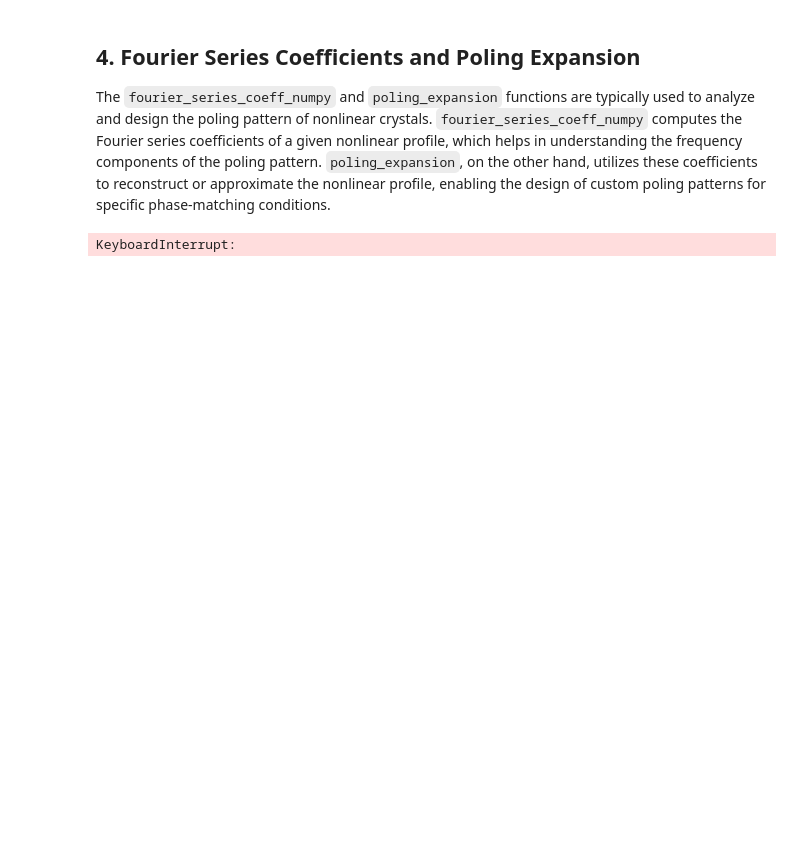
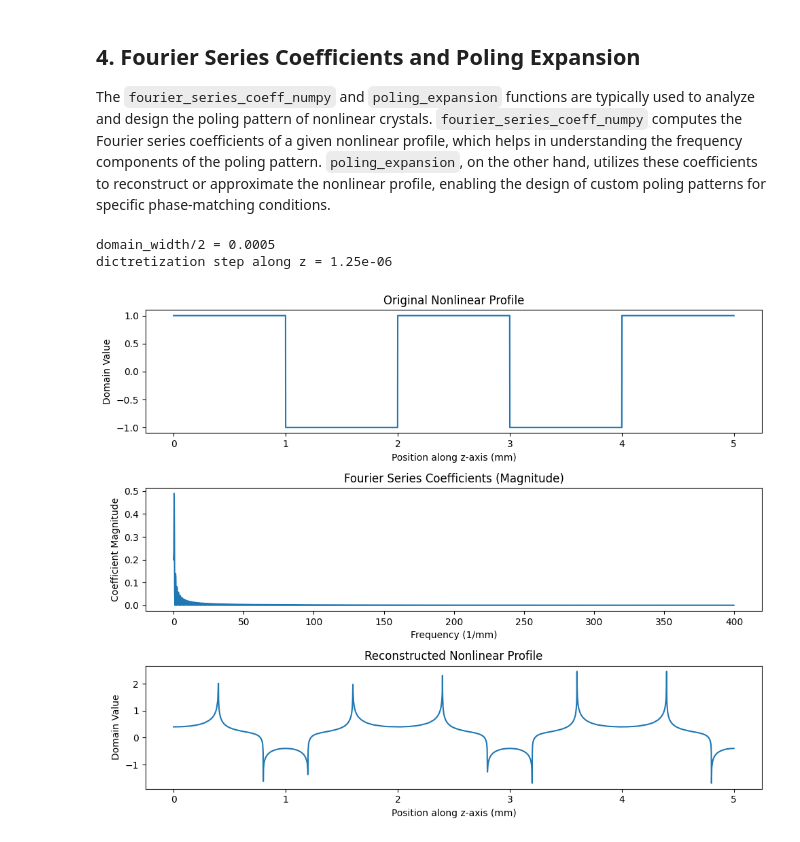
Before and after one commit to colinDietrich/ParaTune, a Jupyter notebook: example_crystal.ipynb, the cells around one changed output. Saved outputs shown, nothing was run; the diff lists cells and outputs as text; code cells hidden in the pictures; blank space fills up the shorter version.

```diff
--- a/example_crystal.ipynb
+++ b/example_crystal.ipynb
@@ -171,25 +165,56 @@ Discretization step along z could be too big. Increase the number of grid points
 # %% [markdown]
 ## 4. Fourier Series Coefficients and Poling Expansion
 The `fourier_series_coeff_numpy` and `poling_expansion` functions are typically used to analyze and design the poling pattern of nonlinear crystals. `fourier_series_coeff_numpy` computes the Fourier series coefficients of a given nonlinear profile, which helps in understanding the frequency components of the poling pattern. `poling_expansion`, on the other hand, utilizes these coefficients to reconstruct or approximate the nonlinear profile, enabling the design of custom poling patterns for specific phase-matching conditions.
-# %%
-# Assuming fourier_series_coeff_numpy and poling_expansion are defined
-
-# Compute Fourier series coefficients for a given nonlinear profile (example with custom configuration)
-parameters_spdc = np.array(crystal_spdc.poling_function(np.array(crystal_spdc.domain_values)), dtype=np.float32)[:len(crystal_shg.z)]
-coefficients = crystal_spdc.fourier_series_coeff_numpy(parameters_spdc)
-
-# Use coefficients to reconstruct or approximate the nonlinear profile
-reconstructed_profile = crystal_spdc.poling_expansion(coefficients, crystal_spdc.domain_width, np.linspace(0, length, nz))
-
-# Plotting original vs. reconstructed profile
-plt.figure(figsize=(10, 6))
-#plt.plot(np.abs(coefficients), label='Original Profile')
-#plt.plot(np.linspace(0, length, nz), reconstructed_profile, '--', label='Reconstructed Profile')
-plt.title('Original vs. Reconstructed Nonlinear Profile')
-plt.xlabel('Position along z-axis (m)')
-plt.ylabel('Nonlinear Coefficient Value')
-plt.legend()
-plt.grid(True)
-plt.show()
-# %% [output]
-KeyboardInterrupt:
+# %%
+# General crystal parameters for SPDC
+config = 'ppln'
+medium = 'KTP'
+length = 5e-3  # Crystal length in meters
+nz = 4000  # Number of grid points along z
+domain_width = 1e-3
+signal = 'x'  # Polarization of the signal wave
+idler = 'y'  # Polarization of the idler wave
+pump = 'y'  # Polarization of the pump wave
+
+# Initialize the crystal for SPDC
+crystal_spdc = SPDCCrystal(config, medium, nz, 1064e-9,
+                       signal, idler, pump, length=length, domain_width=domain_width)
+
+# Calculate Fourier series coefficients
+n = len(crystal_spdc.z_grid)
+parameters_spdc = np.array(crystal_spdc.poling_function(np.array(crystal_spdc.domain_values)), dtype=np.float32)[:len(crystal_spdc.z_grid)]
+coefficients = crystal_spdc.fourier_series_coeff_numpy(parameters_spdc)[:n//2]
+freq = np.fft.fftfreq(n, d=crystal_spdc.discretization_step_z*1e3)[:n//2]
+
+# Use coefficients to reconstruct or approximate the nonlinear profile
+reconstructed_profile = crystal_spdc.poling_expansion(coefficients, crystal_spdc.domain_width, crystal_spdc.z_grid)
+
+# Plotting
+fig, ax = plt.subplots(3, 1, figsize=(10, 8))
+
+# Original domain values
+ax[0].plot(crystal_spdc.z_grid*1e3, parameters_spdc)
+ax[0].set_title('Original Nonlinear Profile')
+ax[0].set_ylabel('Domain Value')
+ax[0].set_xlabel('Position along z-axis (mm)')
+
+# Fourier series coefficients (magnitude)
+coeff_magnitudes = np.abs(coefficients)
+ax[1].plot(freq, coeff_magnitudes)
+ax[1].set_title('Fourier Series Coefficients (Magnitude)')
+ax[1].set_ylabel('Coefficient Magnitude')
+ax[1].set_xlabel('Frequency (1/mm)')
+
+# Fourier series coefficients (magnitude)
+coeff_magnitudes = np.abs(coefficients)
+ax[2].plot(crystal_spdc.z_grid*1e3, reconstructed_profile)
+ax[2].set_title('Reconstructed Nonlinear Profile')
+ax[2].set_ylabel('Domain Value')
+ax[2].set_xlabel('Position along z-axis (mm)')
+
+plt.tight_layout()
+plt.show()
+# %% [output]
+domain_width/2 = 0.0005
+dictretization step along z = 1.25e-06
+[figure, added]
```
Also changed, not shown: parts of 8 cells of this notebook, 4 other files.
